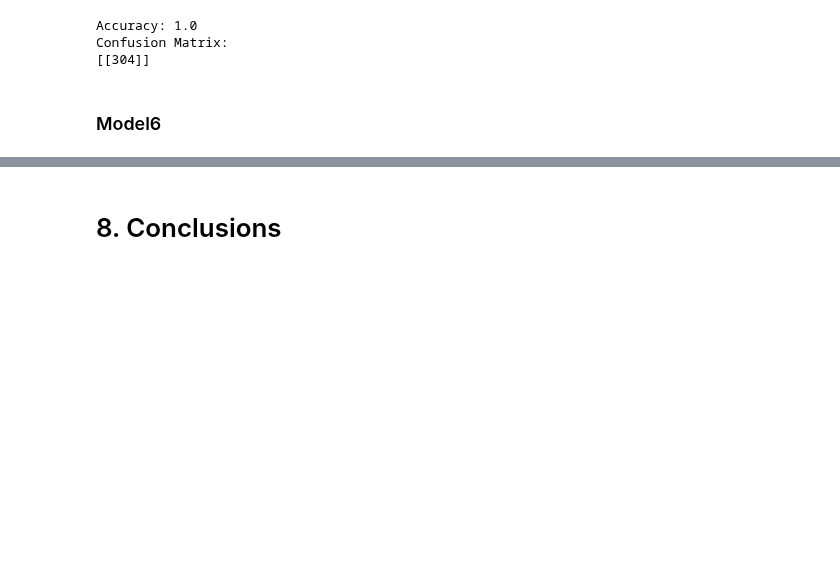
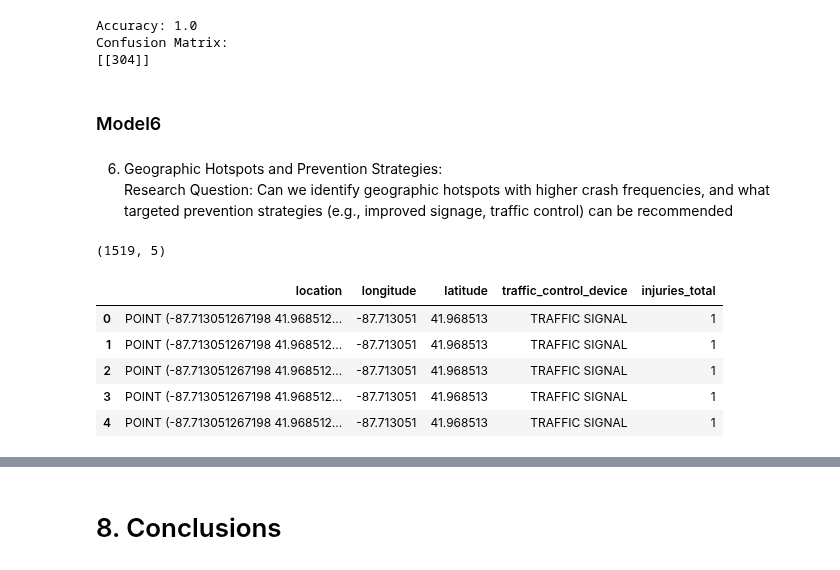
Before and after one commit to Ivan3864/dsc-Accidents-analysis, a Jupyter notebook: notebook.ipynb, the cells around one changed output, grey strips where cells are left out. Cells and saved outputs as stored; diff of their text form; code cells hidden in the pictures; blank space fills up the shorter version.

```diff
--- a/notebook.ipynb
+++ b/notebook.ipynb
@@ -664,3 +656,20 @@ Confusion Matrix:
 [[304]]
 # %% [markdown]
 ### Model6
+# %% [markdown]
+6. Geographic Hotspots and Prevention Strategies:<br>
+Research Question: Can we identify geographic hotspots with higher crash frequencies, and what targeted prevention strategies (e.g., improved signage, traffic control) can be recommended
+# %%
+# create a dataframe
+loc_columns = ['location', 'longitude', 'latitude', 'traffic_control_device', 'injuries_total']
+loc_df = df[loc_columns].copy()
+print(loc_df.shape)
+loc_df.head()
+# %% [output]
+(1519, 5)
+|  | location | longitude | latitude | traffic_control_device | injuries_total |
+| 0 | POINT (-87.713051267198 41.968512... | -87.713051 | 41.968513 | TRAFFIC SIGNAL | 1 |
+| 1 | POINT (-87.713051267198 41.968512... | -87.713051 | 41.968513 | TRAFFIC SIGNAL | 1 |
+| 2 | POINT (-87.713051267198 41.968512... | -87.713051 | 41.968513 | TRAFFIC SIGNAL | 1 |
+| 3 | POINT (-87.713051267198 41.968512... | -87.713051 | 41.968513 | TRAFFIC SIGNAL | 1 |
+| 4 | POINT (-87.713051267198 41.968512... | -87.713051 | 41.968513 | TRAFFIC SIGNAL | 1 |
```
Also changed, not shown: parts of 24 cells of this notebook.
